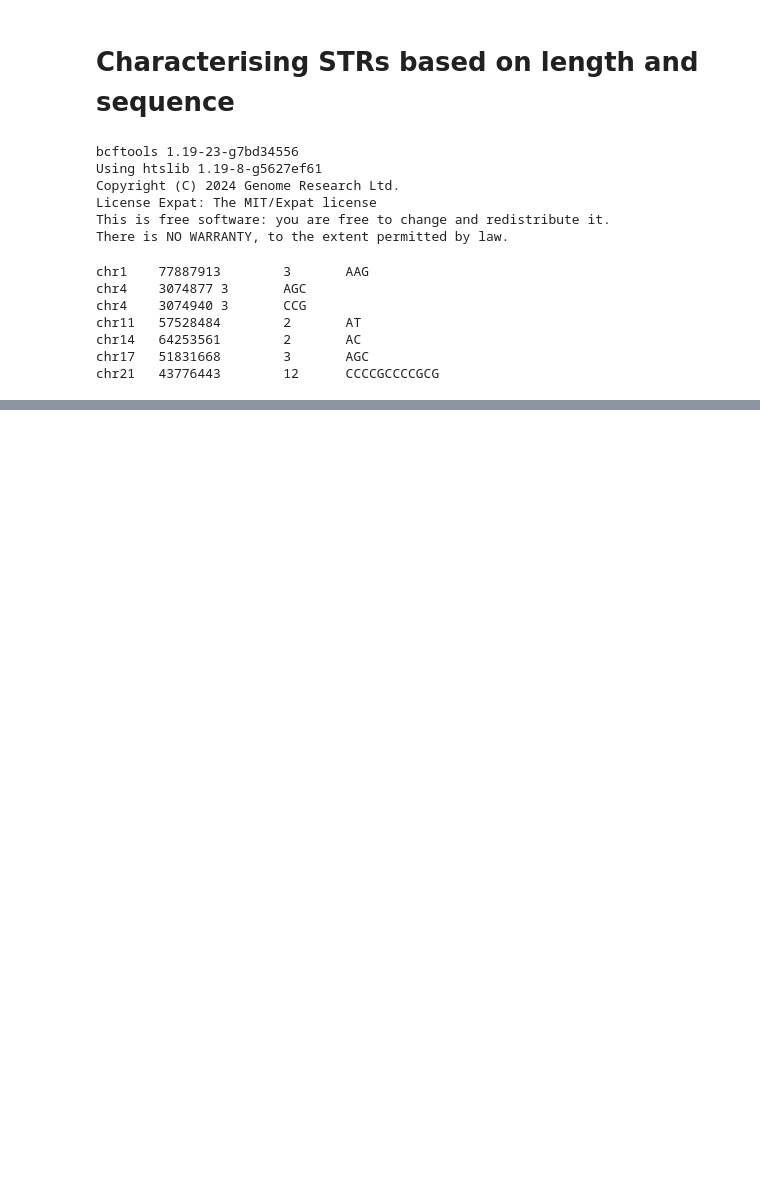
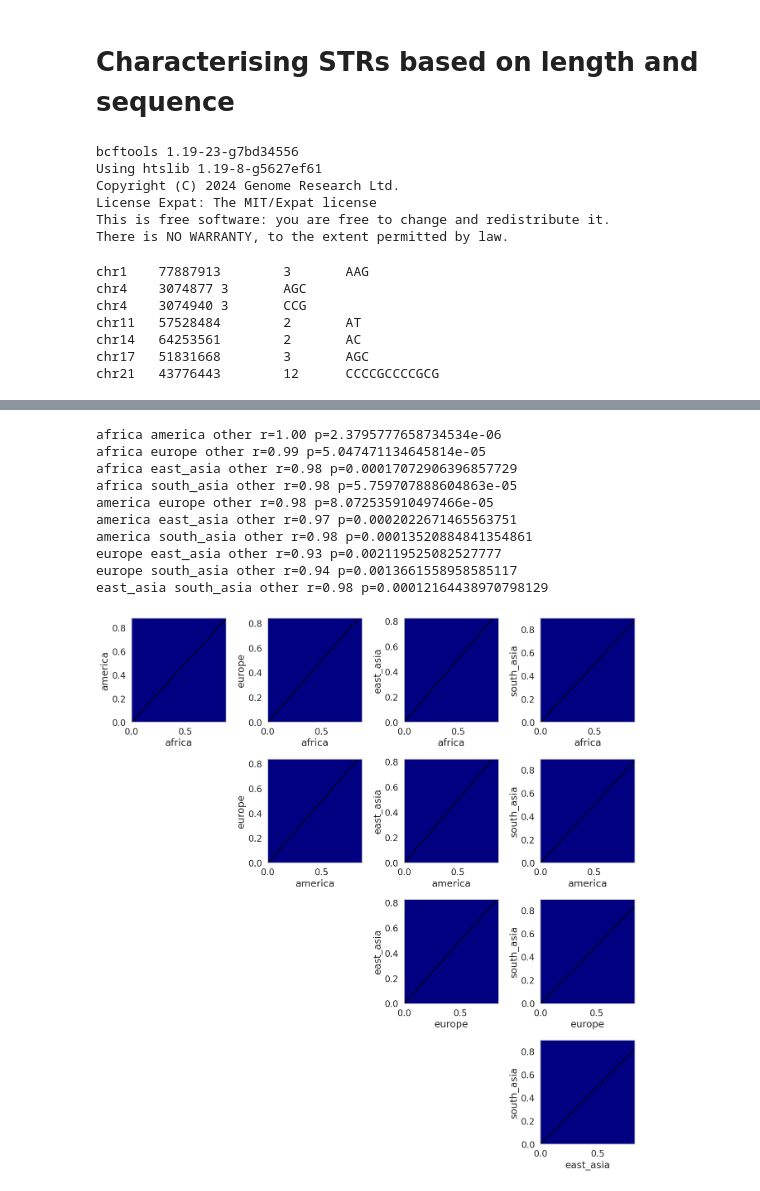
Before and after one commit to yli091230/genotyping_repeats_tutorial, a Jupyter notebook: Part 2 downstream.ipynb, the cells around one changed output, grey strips where cells are left out. Cells and saved outputs as stored; diff of their text form; code cells hidden in the pictures; blank space fills up the shorter version.

```diff
--- a/Part 2 downstream.ipynb
+++ b/Part 2 downstream.ipynb
@@ -224,0 +395,38 @@ for (chrom, pos, name, expthresh) in [("chr17", 51831667, "CA10", 65), \
+# %%
+# pairwise comparisons of heterozygosity
+
+spops = ["africa","america","europe","east_asia","south_asia"]
+mycmap = plt.cm.jet
+
+for (prefix, df) in [("other",data_other)]:
+    fig = plt.figure()
+    fig.set_size_inches((20, 20))
+    pltnum = 1
+    for i in range(len(spops)):
+        for j in range(i, len(spops)):
+            if i==j: continue
+            ax = fig.add_subplot(6, 6, i*6+j)
+            pop1 = spops[i]
+            pop2 = spops[j]
+            xx = df[~np.isnan(df["het-%s"%pop1]) & ~np.isnan(df["het-%s"%pop2])]
+
+            r, p = scipy.stats.pearsonr(xx["het-%s"%pop1], xx["het-%s"%pop2])
+            print("%s %s %s r=%.2f p=%s"%(pop1, pop2, prefix, r, p))
+
+            ax.hist2d(xx["het-%s"%pop1], xx["het-%s"%pop2], bins=50, norm=LogNorm(), cmap=mycmap);
+            ax.plot([0,1],[0,1], color="black")
+            ax.set_xlabel(pop1)
+            ax.set_ylabel(pop2)
+    fig.tight_layout()
+# %% [output]
+africa america other r=1.00 p=2.3795777658734534e-06
+africa europe other r=0.99 p=5.047471134645814e-05
+africa east_asia other r=0.98 p=0.00017072906396857729
+africa south_asia other r=0.98 p=5.759707888604863e-05
+america europe other r=0.98 p=8.072535910497466e-05
+america east_asia other r=0.97 p=0.0002022671465563751
+america south_asia other r=0.98 p=0.00013520884841354861
+europe east_asia other r=0.93 p=0.002119525082527777
+europe south_asia other r=0.94 p=0.0013661558958585117
+east_asia south_asia other r=0.98 p=0.00012164438970798129
+[figure, added]
```
Also changed, not shown: parts of 19 cells of this notebook, 2 other files.
